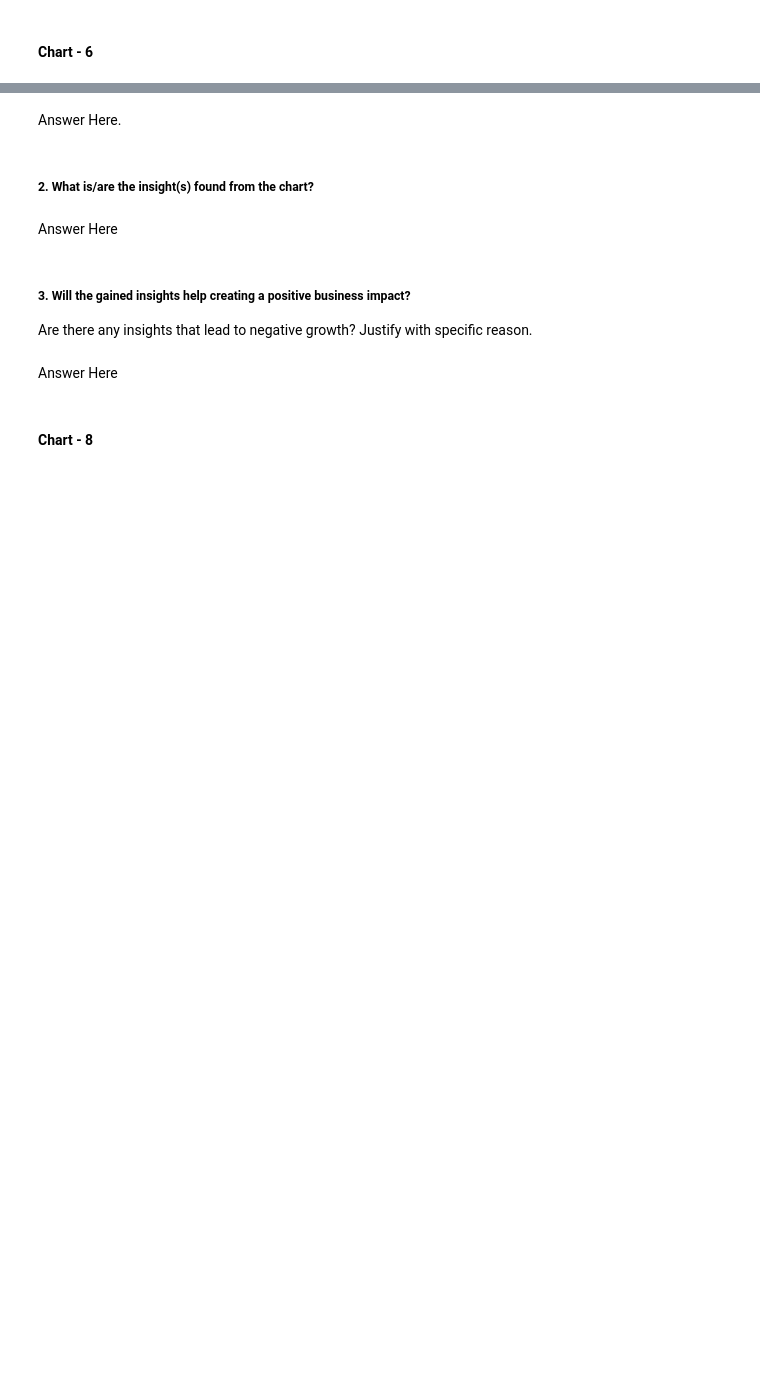
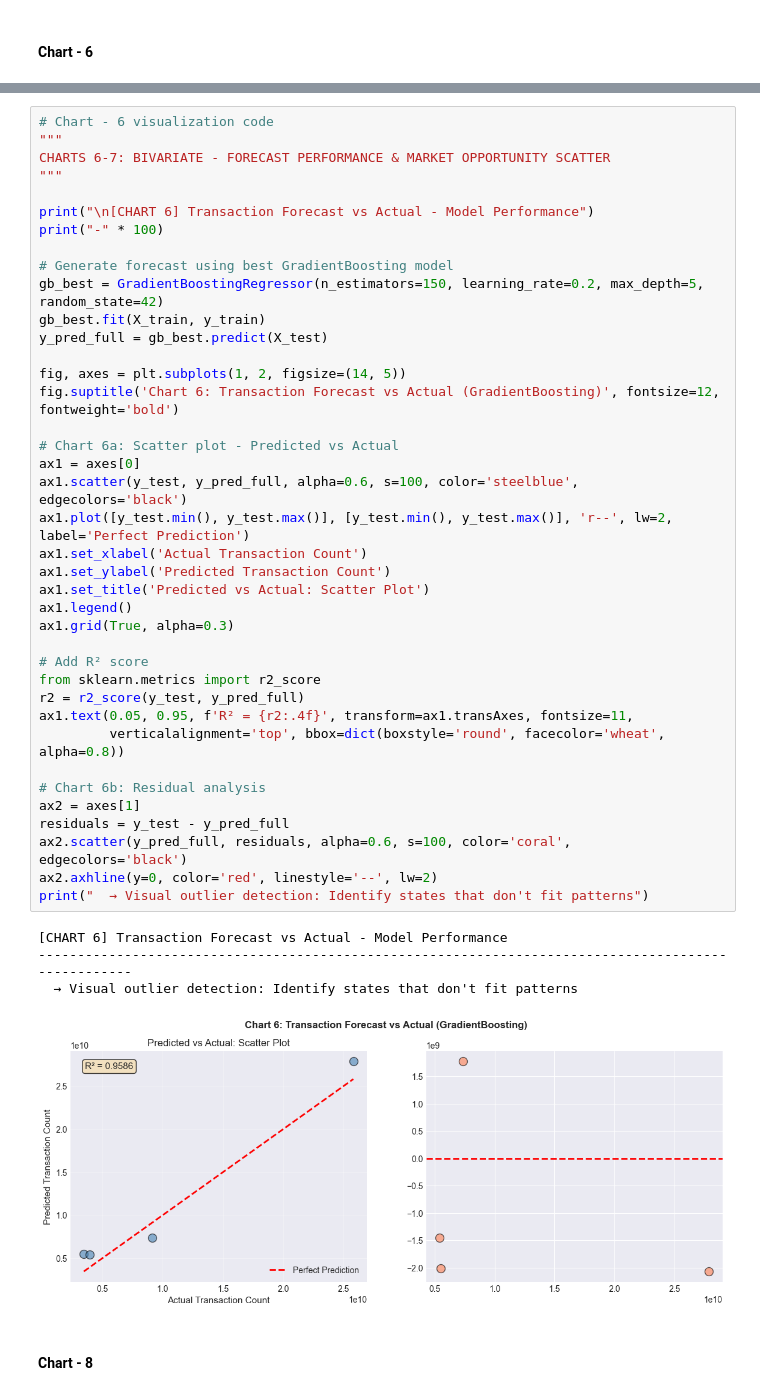
Before and after one commit to Github-Emmi/PhonePe, a Jupyter notebook: ML_Submission_Template.ipynb, the cells around one changed output, grey strips where cells are left out. Saved outputs shown, nothing was run; the diff lists cells and outputs as text; blank space fills up the shorter version.

```diff
--- a/ML_Submission_Template.ipynb
+++ b/ML_Submission_Template.ipynb
@@ -242,13 +3193,46 @@ Answer Here
-# %% [markdown]
-Answer Here.
-# %% [markdown]
-##### 2. What is/are the insight(s) found from the chart?
-# %% [markdown]
-Answer Here
-# %% [markdown]
-##### 3. Will the gained insights help creating a positive business impact?
-Are there any insights that lead to negative growth? Justify with specific reason.
-# %% [markdown]
-Answer Here
+# %%
+# Chart - 6 visualization code
+"""
+CHARTS 6-7: BIVARIATE - FORECAST PERFORMANCE & MARKET OPPORTUNITY SCATTER
+"""
+
+print("\n[CHART 6] Transaction Forecast vs Actual - Model Performance")
+print("-" * 100)
+
+# Generate forecast using best GradientBoosting model
+gb_best = GradientBoostingRegressor(n_estimators=150, learning_rate=0.2, max_depth=5, random_state=42)
+gb_best.fit(X_train, y_train)
+y_pred_full = gb_best.predict(X_test)
+
+fig, axes = plt.subplots(1, 2, figsize=(14, 5))
+fig.suptitle('Chart 6: Transaction Forecast vs Actual (GradientBoosting)', fontsize=12, fontweight='bold')
+
+# Chart 6a: Scatter plot - Predicted vs Actual
+ax1 = axes[0]
+ax1.scatter(y_test, y_pred_full, alpha=0.6, s=100, color='steelblue', edgecolors='black')
+ax1.plot([y_test.min(), y_test.max()], [y_test.min(), y_test.max()], 'r--', lw=2, label='Perfect Prediction')
+ax1.set_xlabel('Actual Transaction Count')
+ax1.set_ylabel('Predicted Transaction Count')
+ax1.set_title('Predicted vs Actual: Scatter Plot')
+ax1.legend()
+ax1.grid(True, alpha=0.3)
+
+# Add R² score
+from sklearn.metrics import r2_score
+r2 = r2_score(y_test, y_pred_full)
+ax1.text(0.05, 0.95, f'R² = {r2:.4f}', transform=ax1.transAxes, fontsize=11,
+         verticalalignment='top', bbox=dict(boxstyle='round', facecolor='wheat', alpha=0.8))
+
+# Chart 6b: Residual analysis
+ax2 = axes[1]
+residuals = y_test - y_pred_full
+ax2.scatter(y_pred_full, residuals, alpha=0.6, s=100, color='coral', edgecolors='black')
+ax2.axhline(y=0, color='red', linestyle='--', lw=2)
+print("  → Visual outlier detection: Identify states that don't fit patterns")
+# %% [output]
+[CHART 6] Transaction Forecast vs Actual - Model Performance
+----------------------------------------------------------------------------------------------------
+  → Visual outlier detection: Identify states that don't fit patterns
+[figure, added]
 # %% [markdown]
 #### Chart - 8
```
Also changed, not shown: parts of 173 cells of this notebook, 18 other files.
